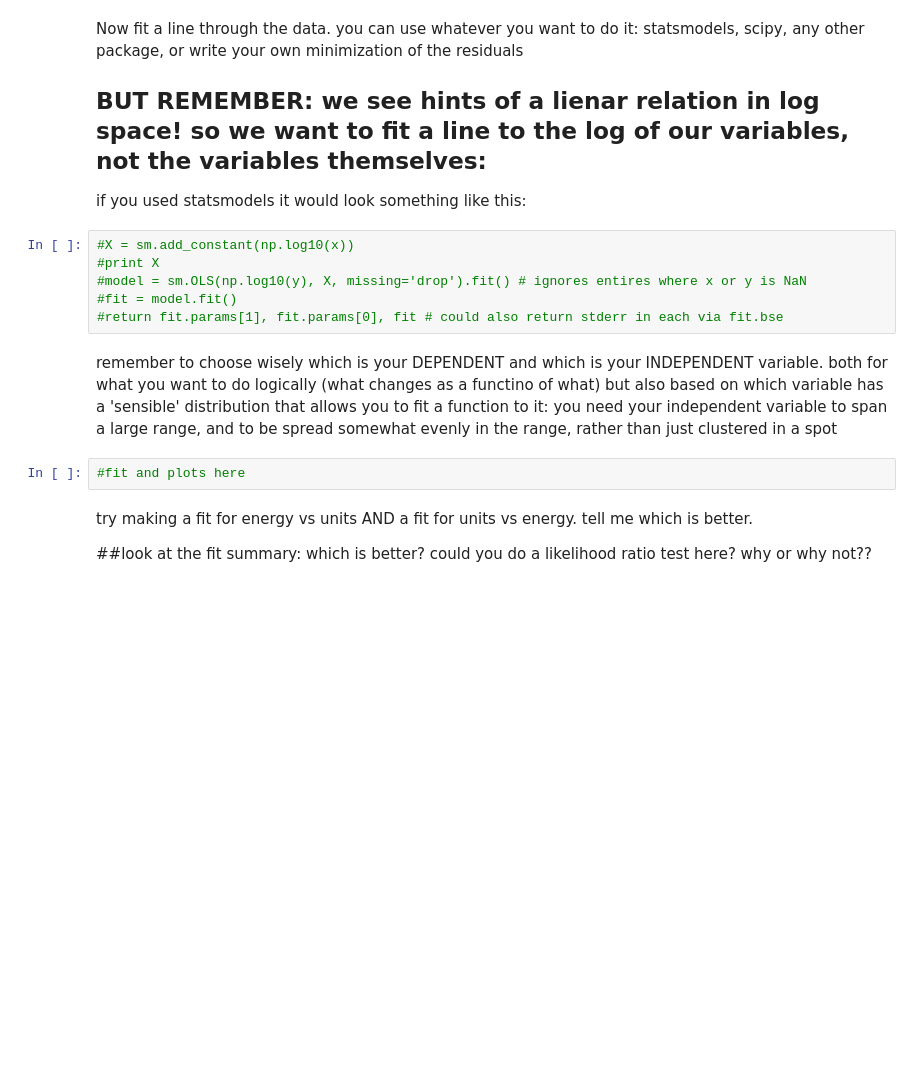
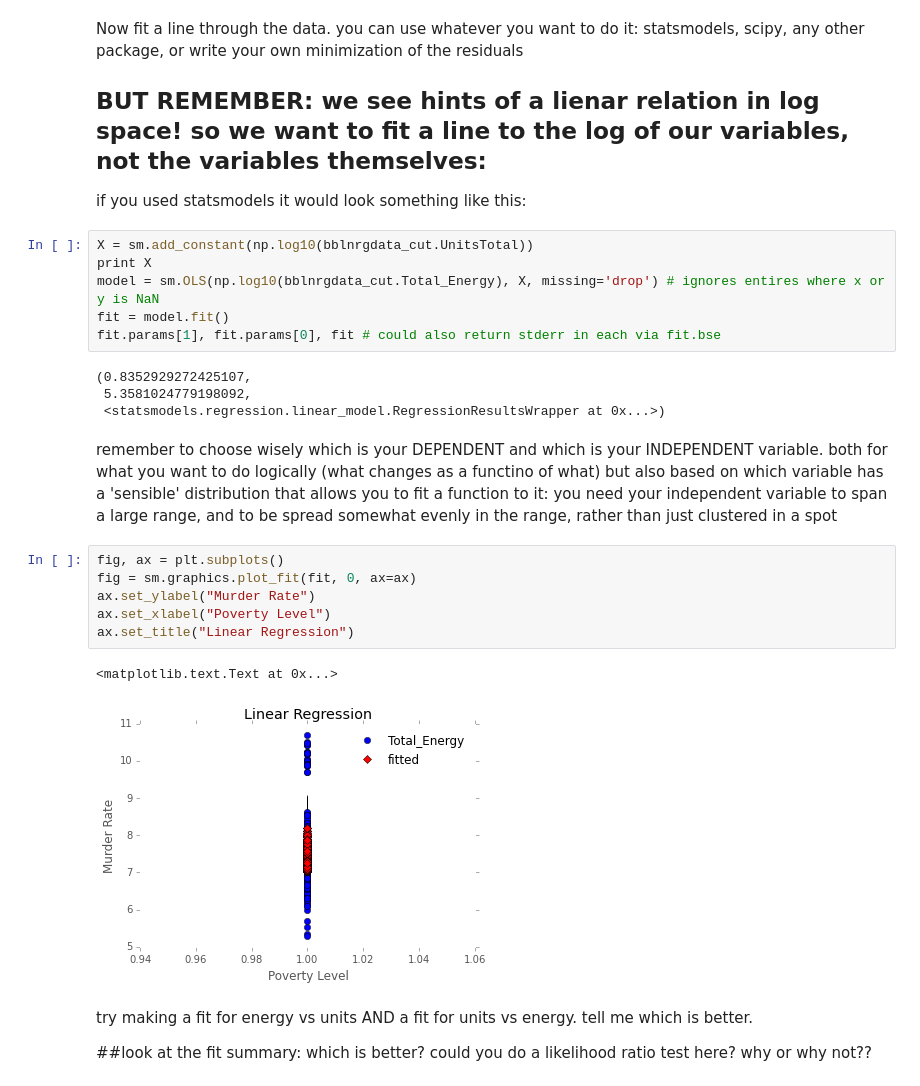
Before and after one commit to jjhall77/PUI2015_jjhall, a Jupyter notebook: HW5/building_nrg_instructions.ipynb, the cells around one changed output. Saved outputs shown, nothing was run; the diff lists cells and outputs as text; blank space fills up the shorter version.

```diff
--- a/HW5/building_nrg_instructions.ipynb
+++ b/HW5/building_nrg_instructions.ipynb
@@ -198,18 +182,29 @@ statsmodels, scipy, any other package, or write your own minimization of the res
 
 if you used statsmodels it would look something like this:
 # %%
-#X = sm.add_constant(np.log10(x))
-#print X
-#model = sm.OLS(np.log10(y), X, missing='drop').fit() # ignores entires where x or y is NaN
-#fit = model.fit()
-#return fit.params[1], fit.params[0], fit # could also return stderr in each via fit.bse
+X = sm.add_constant(np.log10(bblnrgdata_cut.UnitsTotal))
+print X
+model = sm.OLS(np.log10(bblnrgdata_cut.Total_Energy), X, missing='drop') # ignores entires where x or y is NaN
+fit = model.fit()
+fit.params[1], fit.params[0], fit # could also return stderr in each via fit.bse
+# %% [output]
+(0.8352929272425107,
+ 5.3581024779198092,
+ <statsmodels.regression.linear_model.RegressionResultsWrapper at 0x...>)
 # %% [markdown]
 remember to choose wisely which is your DEPENDENT and which is your INDEPENDENT variable.
 both for what you want to do logically (what changes as a functino of what) but also based on which  variable has a 'sensible' distribution that allows you to fit a function to it:
     you need your independent variable to span a large range, and to be spread somewhat evenly in the range,
     rather than just clustered in a spot
-# %%
-#fit and plots here
+# %%
+fig, ax = plt.subplots()
+fig = sm.graphics.plot_fit(fit, 0, ax=ax)
+ax.set_ylabel("Murder Rate")
+ax.set_xlabel("Poverty Level")
+ax.set_title("Linear Regression")
+# %% [output]
+<matplotlib.text.Text at 0x...>
+[figure, added]
 # %% [markdown]
 try making a fit for energy vs units AND a fit for units vs energy.
 tell me which is better.
```
Also changed, not shown: parts of 7 cells of this notebook.
